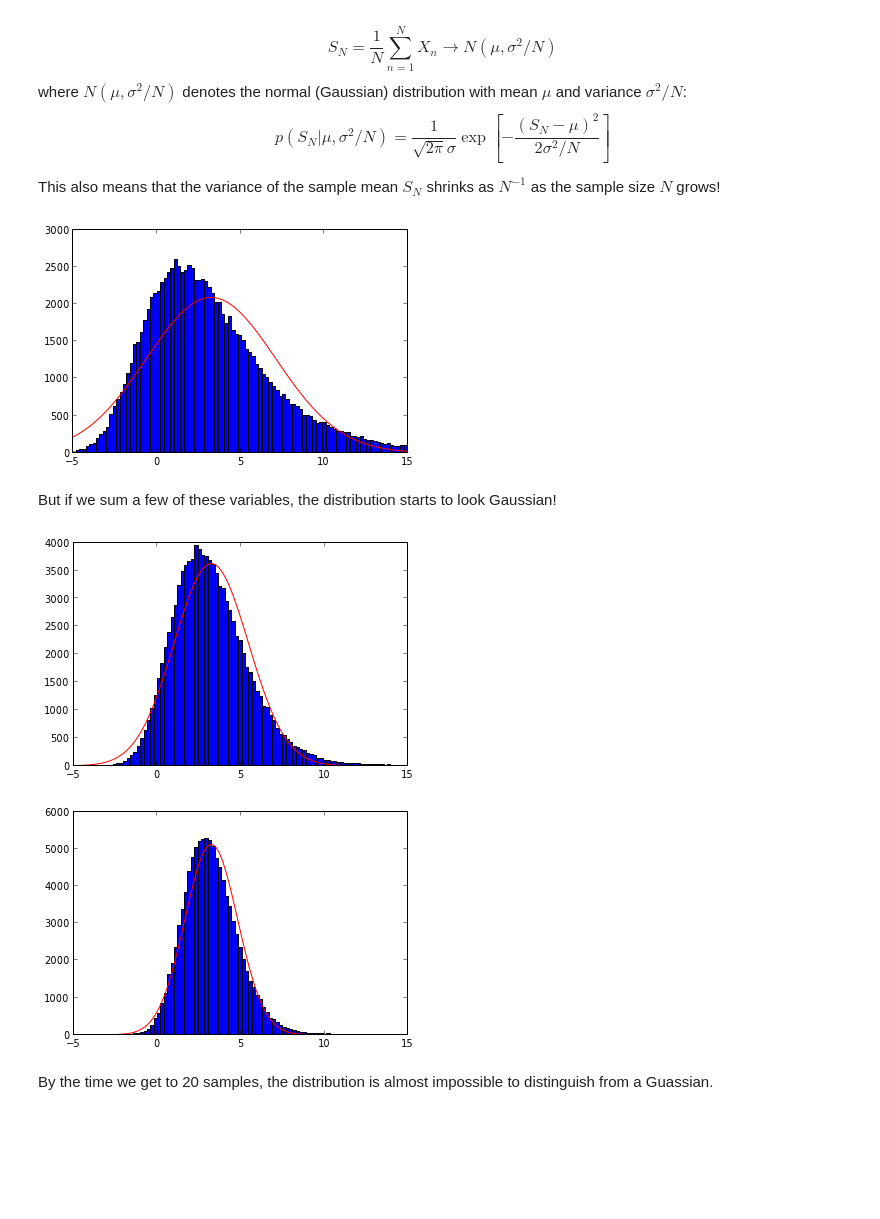
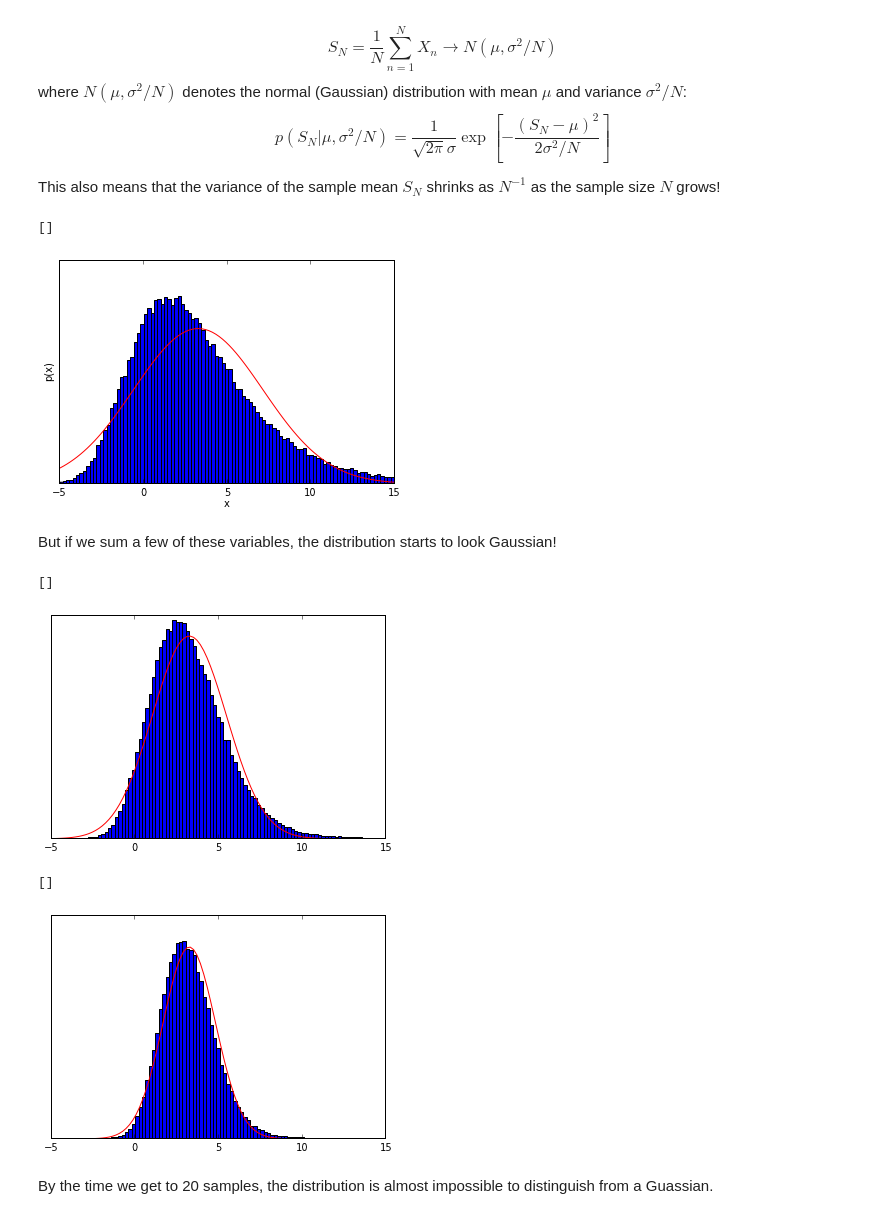
Before and after one commit to choderalab/cadd-grc-2013, a Jupyter notebook: notebooks/Central limit theorem illustration.ipynb, the cells around one changed output. Cells and saved outputs as stored; diff of their text form; code cells hidden in the pictures; blank space fills up the shorter version.

```diff
--- a/notebooks/Central limit theorem illustration.ipynb
+++ b/notebooks/Central limit theorem illustration.ipynb
@@ -28,27 +28,37 @@ def show_gaussian_fit(sample, bins):
     return
 # %%
 # Plot the distribution of X_n.
-from pylab import plot, linspace
+from pylab import plot, linspace, gca
 bins = linspace(-5, 15, 100);
 X_n = sample(1)
 hist(X_n, bins);
-show_gaussian_fit(X_n, bins)
+show_gaussian_fit(X_n, bins);
+
+# Label plot.
+xlabel('x');
+ylabel('p(x)');
+gca().axes.get_yaxis().set_ticks([]); # turn off y ticks
 # %% [output]
+[]
-[figure, old version]
+[figure, new version]
 # %% [markdown]
 But if we sum a few of these variables, the distribution starts to look Gaussian!
 # %%
 S_N = sample(3)
 hist(S_N, bins);
-show_gaussian_fit(S_N, bins)
+show_gaussian_fit(S_N, bins);
+gca().axes.get_yaxis().set_ticks([]); # turn off y ticks
 # %% [output]
+[]
-[figure, old version]
+[figure, new version]
 # %%
 S_N = sample(6)
 hist(S_N, bins);
-show_gaussian_fit(S_N, bins)
+show_gaussian_fit(S_N, bins);
+gca().axes.get_yaxis().set_ticks([]); # turn off y ticks
 # %% [output]
+[]
-[figure, old version]
+[figure, new version]
 # %% [markdown]
 By the time we get to 20 samples, the distribution is almost impossible to distinguish from a Guassian.
 # %%
```
Also changed, not shown: parts of 1 cell of this notebook, 5 other files.
